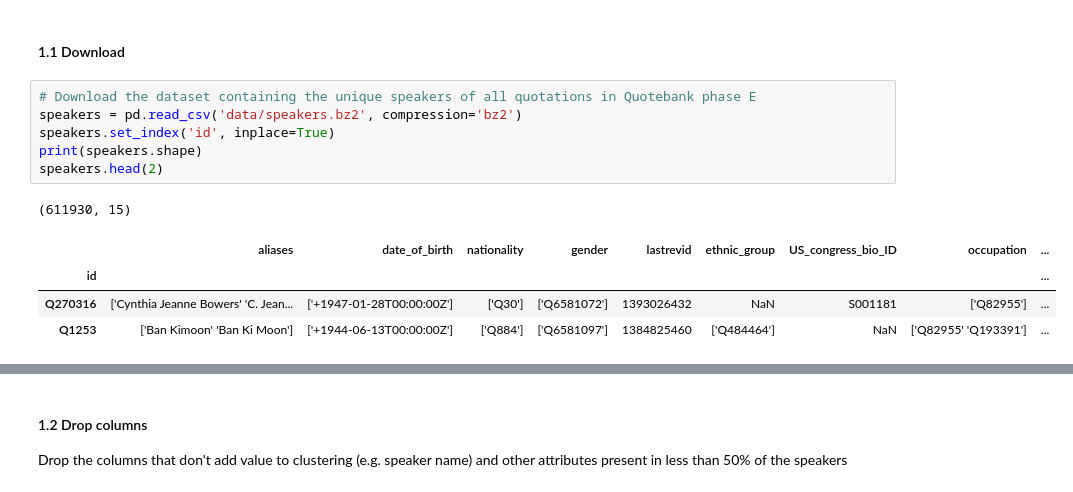
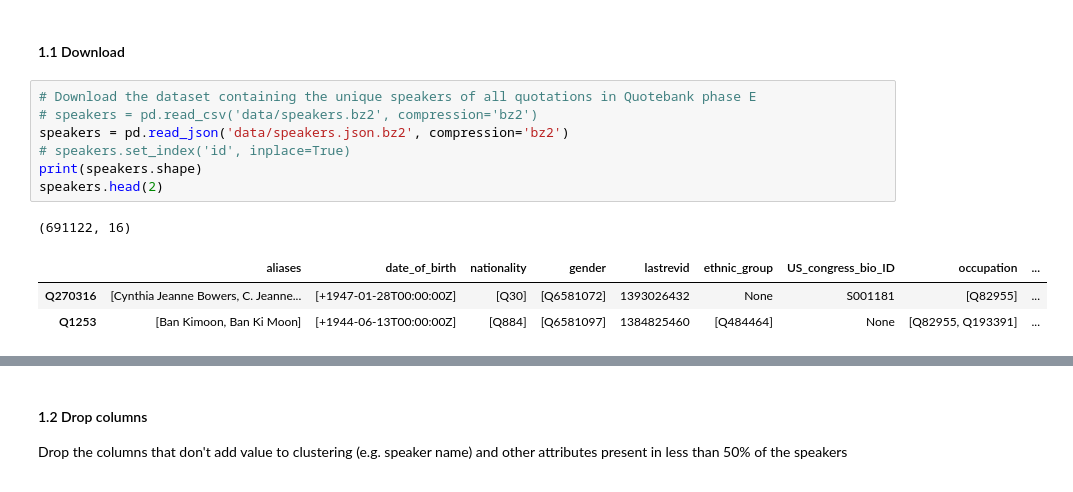
Before and after one commit to epfl-ada/ada-2021-project-quotebankers, a Jupyter notebook: clustering.ipynb, the cells around one changed output, grey strips where cells are left out. Drawn from its saved outputs; the diff is of its cells as text.

```diff
--- a/clustering.ipynb
+++ b/clustering.ipynb
@@ -23,13 +23,13 @@ _ = nltk.download('wordnet')
 #### 1.1 Download
 # %%
 # Download the dataset containing the unique speakers of all quotations in Quotebank phase E
-speakers = pd.read_csv('data/speakers.bz2', compression='bz2')
-speakers.set_index('id', inplace=True)
+# speakers = pd.read_csv('data/speakers.bz2', compression='bz2')
+speakers = pd.read_json('data/speakers.json.bz2', compression='bz2')
+# speakers.set_index('id', inplace=True)
 print(speakers.shape)
 speakers.head(2)
 # %% [output]
-(611930, 15)
+(691122, 16)
 |  | aliases | date_of_birth | nationality | gender | lastrevid | ethnic_group | US_congress_bio_ID | occupation | ... |
-| id |  |  |  |  |  |  |  |  | ... |
-| Q270316 | ['Cynthia Jeanne Bowers' 'C. Jean... | ['+1947-01-28T00:00:00Z'] | ['Q30'] | ['Q6581072'] | 1393026432 | NaN | S001181 | ['Q82955'] | ... |
-| Q1253 | ['Ban Kimoon' 'Ban Ki Moon'] | ['+1944-06-13T00:00:00Z'] | ['Q884'] | ['Q6581097'] | 1384825460 | ['Q484464'] | NaN | ['Q82955' 'Q193391'] | ... |
+| Q270316 | [Cynthia Jeanne Bowers, C. Jeanne... | [+1947-01-28T00:00:00Z] | [Q30] | [Q6581072] | 1393026432 | None | S001181 | [Q82955] | ... |
+| Q1253 | [Ban Kimoon, Ban Ki Moon] | [+1944-06-13T00:00:00Z] | [Q884] | [Q6581097] | 1384825460 | [Q484464] | None | [Q82955, Q193391] | ... |
```
Also changed, not shown: parts of 29 cells of this notebook.
